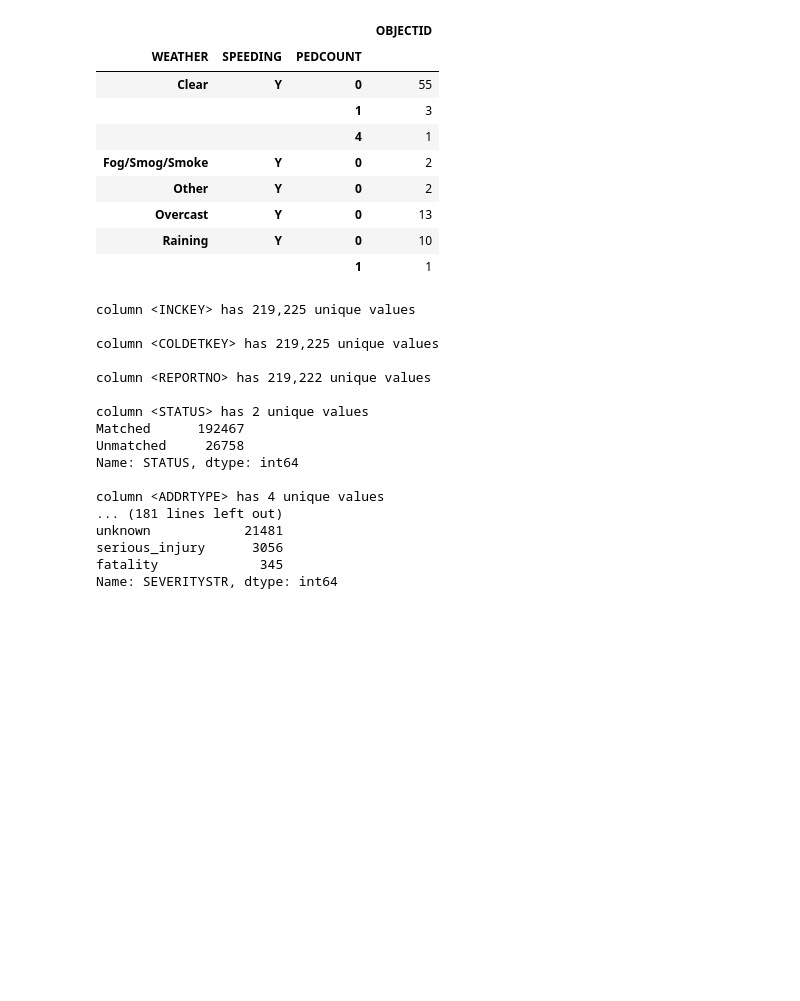
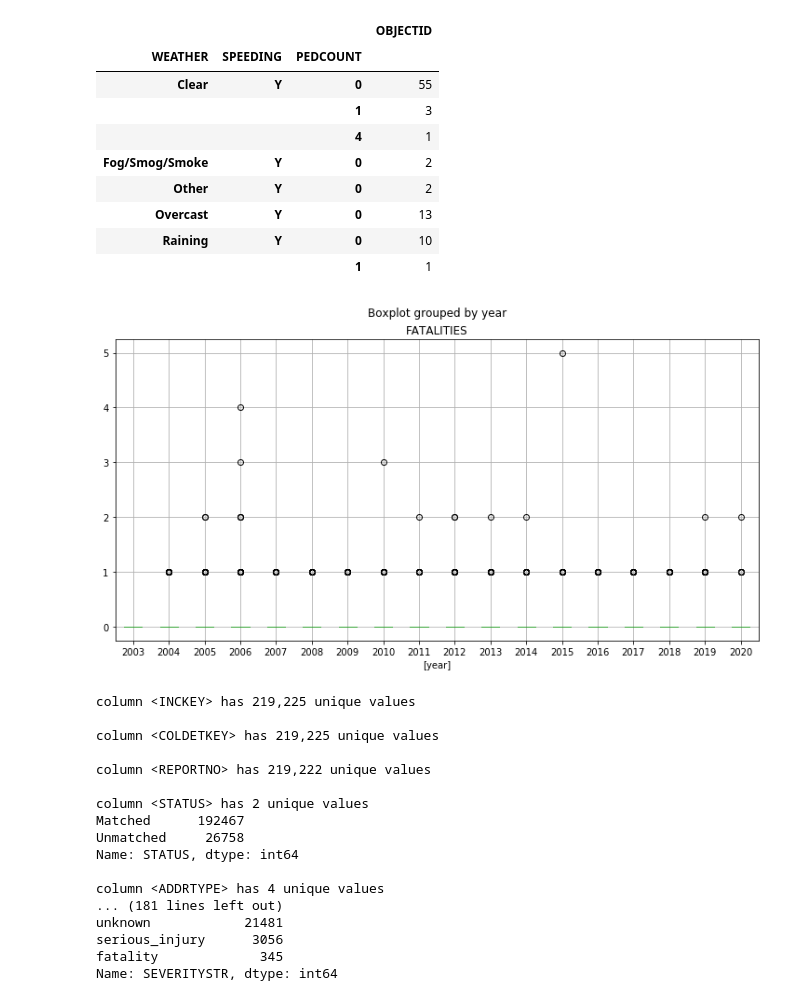
Before and after one commit to orbitse/GeneralDataScience, a Jupyter notebook: analysis_traffic_collisions/trafficCollision_dataExploration.ipynb, the cells around one changed output. Cells and saved outputs as stored; diff of their text form; code cells hidden in the pictures; blank space fills up the shorter version.

```diff
--- a/analysis_traffic_collisions/trafficCollision_dataExploration.ipynb
+++ b/analysis_traffic_collisions/trafficCollision_dataExploration.ipynb
@@ -328,6 +328,11 @@ df_severity[["OBJECTID", "WEATHER",
 | Overcast | Y | 0 | 13 |
 | Raining | Y | 0 | 10 |
 |  |  | 1 | 1 |
+# %%
+df_yr = df[["INJURIES", "SERIOUSINJURIES", "FATALITIES", "month", "year"]]
+df_yr.drop(["INJURIES", "SERIOUSINJURIES", "month"], axis=1).boxplot(by="year", figsize=(12, 6));
+# %% [output]
+[figure, added]
 # %%
 # df.columns
 
```
